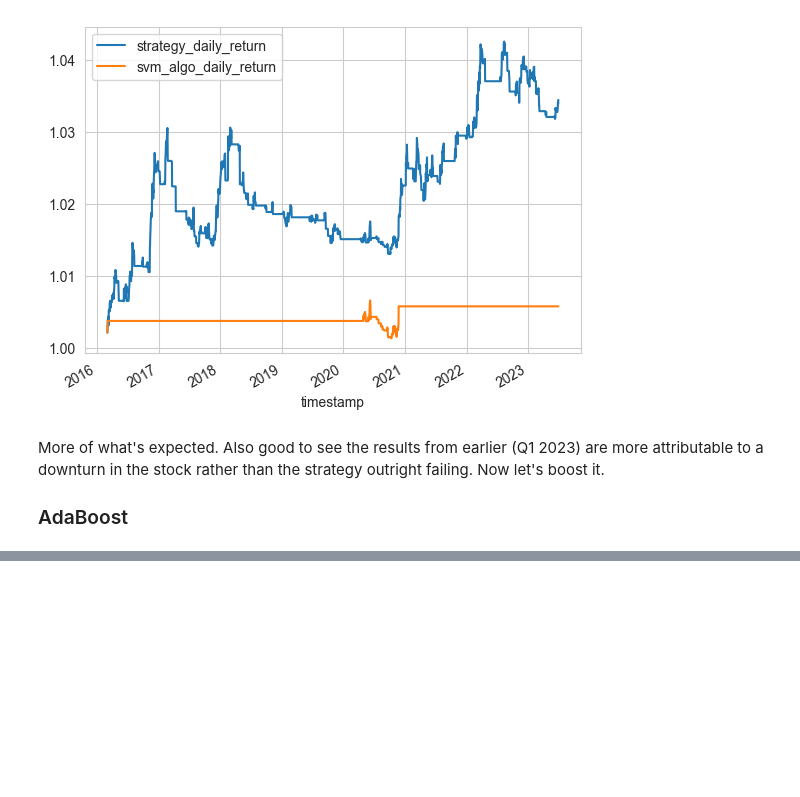
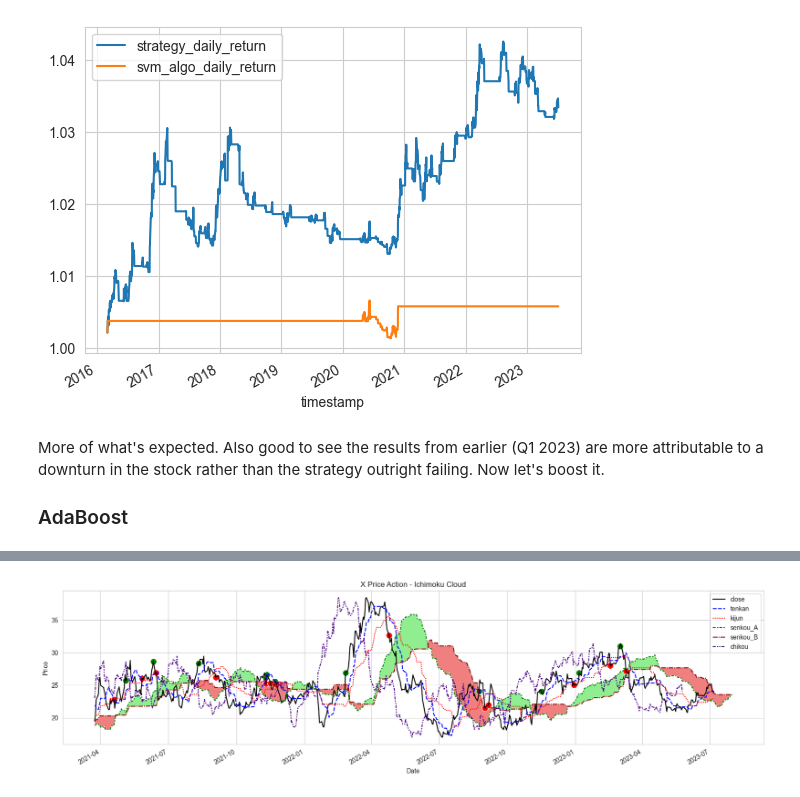
Before and after one commit to whitgroves/fintech-bootcamp-at-home, a Jupyter notebook: project-3-trading-bot.ipynb, the cells around one changed output, grey strips where cells are left out. Cells and saved outputs as stored; diff of their text form; code cells hidden in the pictures; blank space fills up the shorter version.

```diff
--- a/project-3-trading-bot.ipynb
+++ b/project-3-trading-bot.ipynb
@@ -520,0 +604,84 @@ This is a good stopping point for now. Now that we're caught up with the example
+# %%
+def ichimoku_rolling_avg(data:pandas.DataFrame, window:int, keep_cols:bool=False) -> pandas.DataFrame:
+    high_colname = f'{window}_day_high'
+    low_colname = f'{window}_day_low'
+    # closed = 'left' exlcudes the current period from calculations, since we don't get that info until t+1
+    data[high_colname] = data.loc[:, ['high']].rolling(window=window, closed='left').max()
+    data[low_colname] = data.loc[:, ['low']].rolling(window=window, closed='left').min()
+    line = pandas.Series(data[high_colname] + data[low_colname]).apply(lambda x : x / 2)
+    if not keep_cols:
+        del data[high_colname]
+        del data[low_colname]
+    return line
+
+def preprocess_ichimoku(stock:str, timeframe:TimeFrame=TimeFrame.Day, start:datetime=datetime(2016, 1, 1), end:datetime=datetime.now(),
+                        tenkan_lookback:int=9, kijun_lookback:int=26, senkou_lead:int=26, chikou_lag:int=26) -> pandas.DataFrame:
+    data_request = StockBarsRequest(symbol_or_symbols=stock, timeframe=timeframe, start=start, end=end)
+    data = stock_client.get_stock_bars(data_request).df
+    data = data.loc[:, ['high', 'low', 'close']].reset_index().drop('symbol', axis=1) # drop multi-axis
+    data['timestamp'] = data['timestamp'].apply(lambda x : x.date())
+    # append empty rows to record leading indicators for future dates
+    rows = pandas.DataFrame([[numpy.NaN] * len(data.columns)] * senkou_lead, columns=data.columns)
+    rows['timestamp'] = [end.date() + timedelta(days=(x + 1)) for x in range(senkou_lead)]
+    rows = rows.reset_index().drop('index', axis=1)
+    data = pandas.concat([data, pandas.DataFrame(rows)], ignore_index=False)
+    data = data.set_index('timestamp')
+    # indicators
+    data['tenkan'] = ichimoku_rolling_avg(data, tenkan_lookback)                                          # conversion line
+    data['kijun'] = ichimoku_rolling_avg(data, kijun_lookback)                                            # base line
+    data['senkou_A'] = pandas.Series(data.tenkan + data.kijun).apply(lambda x : x / 2).shift(senkou_lead) # leading span A
+    data['senkou_B'] = ichimoku_rolling_avg(data, 2 * senkou_lead).shift(senkou_lead)                     # leading span B
+    data['chikou'] = data.close.shift(-chikou_lag)                                                        # lagging span
+    data['kumo_T'] = numpy.where(data.senkou_A > data.senkou_B, data.senkou_A, data.senkou_B)             # top of cloud
+    data['kumo_B'] = numpy.where(data.senkou_A < data.senkou_B, data.senkou_A, data.senkou_B)             # bottom of cloud
+    #signals
+    leading_data = data.shift(-senkou_lead)
+    lagging_data = data.shift(chikou_lag)
+    data['close_above_kumo']   = numpy.where(data.close > data.kumo_T, 1, 0)
+    data['senkou_kumo_green']  = numpy.where(leading_data.senkou_A > leading_data.senkou_B, 1, 0)
+    data['tenkan_above_kijun'] = numpy.where(data.tenkan > data.kijun, 1, 0) #numpy.where(numpy.logical_and(data.tenkan > data.kijun, data.shift(1).tenkan < data.shift(1).kijun), 1, 0)
+    data['chikou_above_close'] = numpy.where(lagging_data.chikou > lagging_data.close, 1, 0)
+    data['stock_held'] = data.close_above_kumo * data.senkou_kumo_green * data.tenkan_above_kijun * data.chikou_above_close
+    data['trade_flag'] = data.stock_held.diff()
+    # sell/short - blew up the account
+    # data['close_below_kumo']   = numpy.where(data.close < data.kumo_B, 1, 0)
+    # data['senkou_kumo_red']    = numpy.where(senkou_data.senkou_A < senkou_data.senkou_B, 1, 0)
+    # data['tenkan_below_kijun'] = numpy.where(data.tenkan < data.kijun, 1, 0) #numpy.where(numpy.logical_and(data.tenkan < data.kijun, data.shift(1).tenkan > data.shift(1).kijun), 1, 0)
+    # data['chikou_below_close'] = numpy.where(chikou_data.chikou < chikou_data.close, 1, 0)
+    # data['short_signal'] = data.close_below_kumo * data.senkou_kumo_red * data.tenkan_below_kijun * data.chikou_below_close
+    return data
+
+def display_ichimoku(data:pandas.DataFrame, stock:str, figsize:tuple[int, int]=(13, 5), n_periods:int=300) -> None:
+    matplot.figure(figsize=figsize)
+    sample = data.tail(n_periods) # always look at the most recent data
+    ichimoku = seaborn.lineplot(data=sample.loc[:, ['close', 'tenkan', 'kijun', 'senkou_A', 'senkou_B', 'chikou']], palette=['black', 'blue', 'red', 'green', 'darkred', 'indigo'])
+    ichimoku.fill_between(sample.index, sample.senkou_A, sample.senkou_B, where=sample.senkou_A > sample.senkou_B, facecolor='lightgreen', interpolate=True)
+    ichimoku.fill_between(sample.index, sample.senkou_A, sample.senkou_B, where=sample.senkou_A < sample.senkou_B, facecolor='lightcoral', interpolate=True)
+    seaborn.scatterplot(data=sample[sample.trade_flag ==  1], x='timestamp', y='close', color='g', s=100)
+    seaborn.scatterplot(data=sample[sample.trade_flag == -1], x='timestamp', y='close', color='r', s=100)
+    matplot.title(f'{stock} Price Action - Ichimoku Cloud')
+    matplot.ylabel('Price')
+    matplot.xlabel('Date')
+    matplot.gcf().autofmt_xdate()
+    seaborn.set_style('whitegrid')
+
+# https://medium.com/swlh/ichimoku-kinko-hyo-the-full-guide-in-python-e7b05f076307
+def backtest_ichimoku(data:pandas.DataFrame, starting_capital:float=100000.0, shares_per_trade:int=100) -> pandas.DataFrame:
+    pos = data.loc[:, ['close', 'stock_held']]
+    cap = starting_capital
+    amt = shares_per_trade
+    pos['shares_owned'] = amt * pos.stock_held
+    pos['shares_traded'] = pos.shares_owned.diff()
+    pos['stock_value'] = pos.close * pos.shares_owned
+    pos['cash_value'] = cap - (pos.close * pos.shares_traded).cumsum()
+    pos['total_value'] = pos.cash_value + pos.stock_value
+    pos['daily_return'] = pos.total_value.pct_change()
+    pos['total_return'] = (1 + pos.daily_return).cumprod() - 1
+    pos = pos.dropna() # remove future rows
+    return pos
+
+cloud = preprocess_ichimoku('X') #, timeframe=TimeFrame(4, TimeFrameUnit.Hour), start=datetime(2022, 6, 1))
+display_ichimoku(cloud, 'X', n_periods=600, figsize=(20, 5))
+# cloud.tail(600)
+backtest_ichimoku(cloud)
+# %% [output]
@@ -520,0 +702 @@ This is a good stopping point for now. Now that we're caught up with the example
+[figure, added]
```
Also changed, not shown: parts of 16 cells of this notebook, 1 other file.
